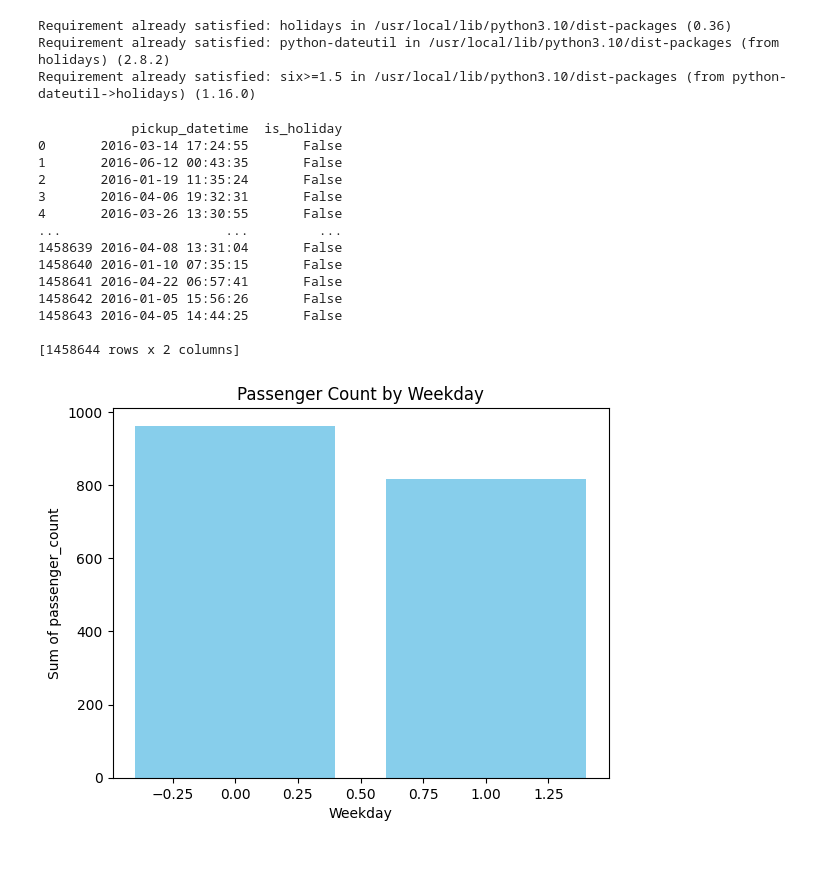
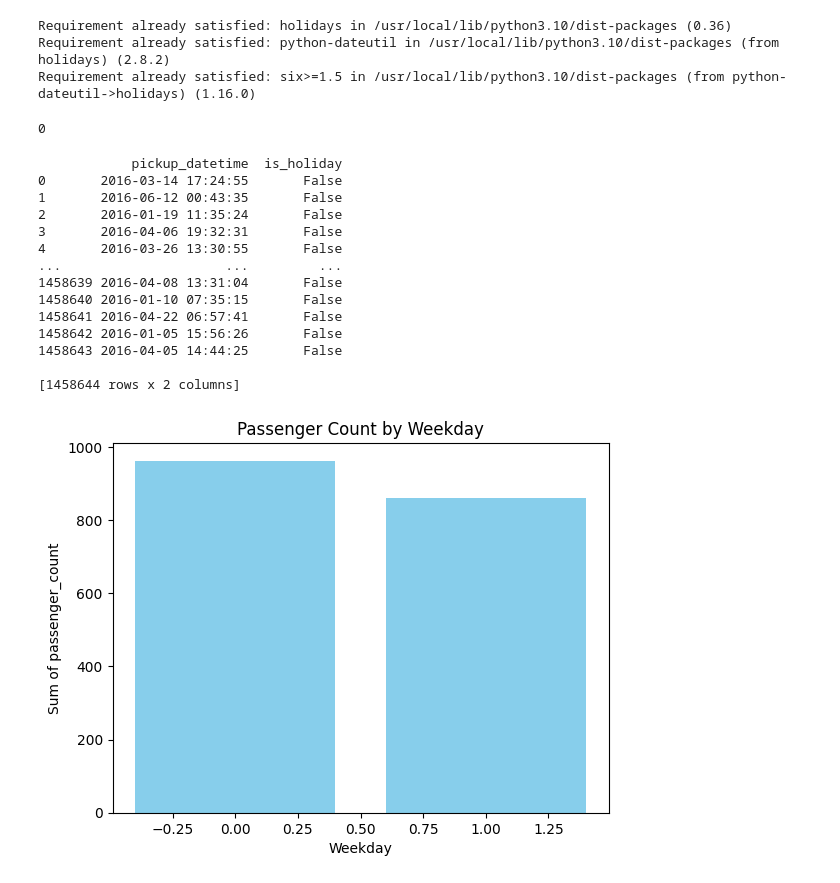
Before and after one commit to marreapato/ML_Project_Taxi_Trip_Duration, a Jupyter notebook: Projeto_Lucas_Rabelo_AM_2.ipynb, the cells around one changed output. Cells and saved outputs as stored; diff of their text form; code cells hidden in the pictures.

```diff
--- a/Projeto_Lucas_Rabelo_AM_2.ipynb
+++ b/Projeto_Lucas_Rabelo_AM_2.ipynb
@@ -231,6 +231,10 @@ plt.show()
 Requirement already satisfied: holidays in /usr/local/lib/python3.10/dist-packages (0.36)
 Requirement already satisfied: python-dateutil in /usr/local/lib/python3.10/dist-packages (from holidays) (2.8.2)
 Requirement already satisfied: six>=1.5 in /usr/local/lib/python3.10/dist-packages (from python-dateutil->holidays) (1.16.0)
+# %%
+min(train['pickup_datetime'].dt.year)-max(train['pickup_datetime'].dt.year)
+# %% [output]
+0
 # %%
 import holidays
 
@@ -240,34 +244,34 @@ import holidays
 train['pickup_datetime'] = pd.to_datetime(train['pickup_datetime'])
 
 # Create a column to indicate if the date is a holiday
-us_holidays = holidays.UnitedStates()  # You can choose the country accordingly
+us_holidays = holidays.UnitedStates(years=2016,prov='NY')  # You can choose the country accordingly
 train['is_holiday'] = train['pickup_datetime'].dt.date.apply(lambda x: x in us_holidays)
 
 # Display the DataFrame with the new 'is_holiday' column
 print(train[['pickup_datetime', 'is_holiday']])
 
 # Group by 'hour_of_day' and sum the values
 grouped_hour = train.groupby('is_holiday').mean().reset_index()
 
 # Creating a bar plot for weekday
 plt.bar(grouped_hour['is_holiday'], grouped_hour['trip_duration'], color='skyblue')
 plt.xlabel('Weekday')
 plt.ylabel('Sum of passenger_count')
 plt.title('Passenger Count by Weekday')
 plt.show()
 # %% [output]
             pickup_datetime  is_holiday
 0       2016-03-14 17:24:55       False
 1       2016-06-12 00:43:35       False
 2       2016-01-19 11:35:24       False
 3       2016-04-06 19:32:31       False
 4       2016-03-26 13:30:55       False
 ...                     ...         ...
 1458639 2016-04-08 13:31:04       False
 1458640 2016-01-10 07:35:15       False
 1458641 2016-04-22 06:57:41       False
 1458642 2016-01-05 15:56:26       False
 1458643 2016-04-05 14:44:25       False
 
 [1458644 rows x 2 columns]
-[figure, old version]
+[figure, new version]
```
Also changed, not shown: parts of 2 cells of this notebook.
